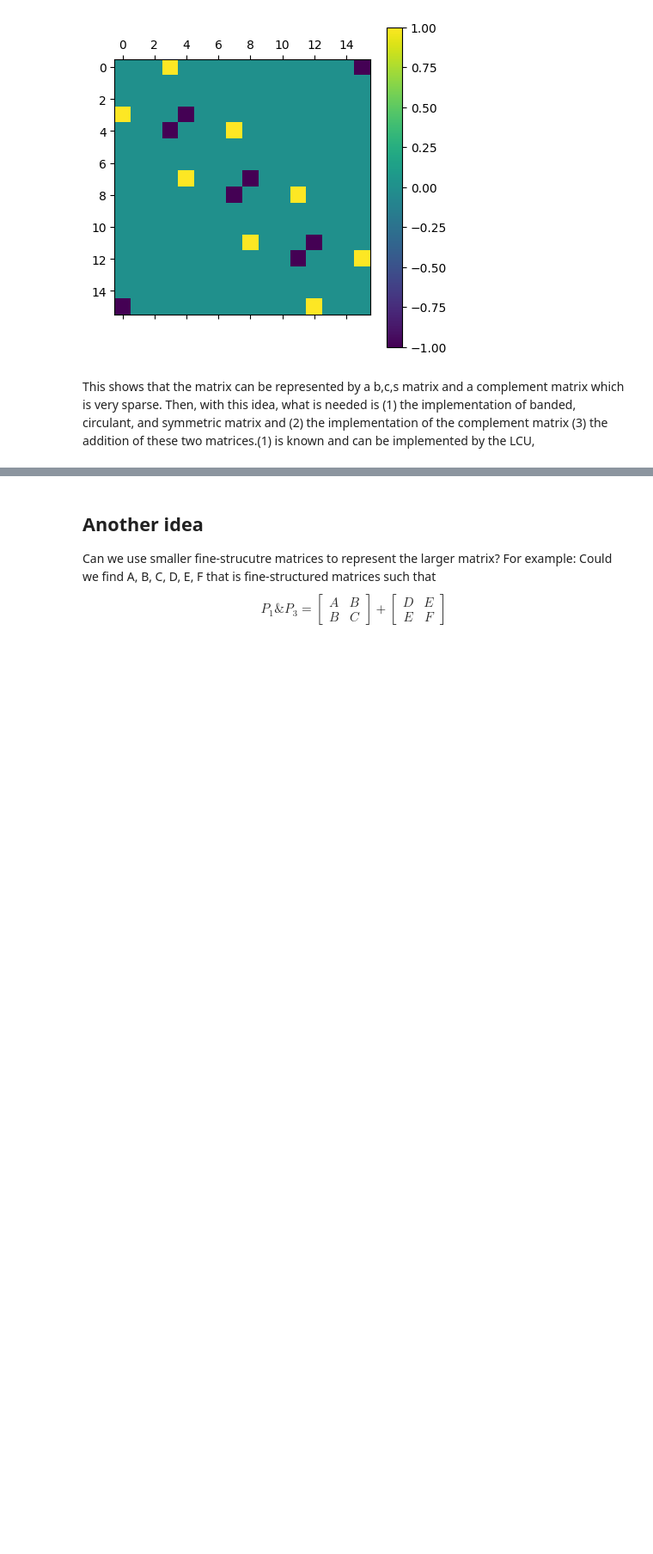
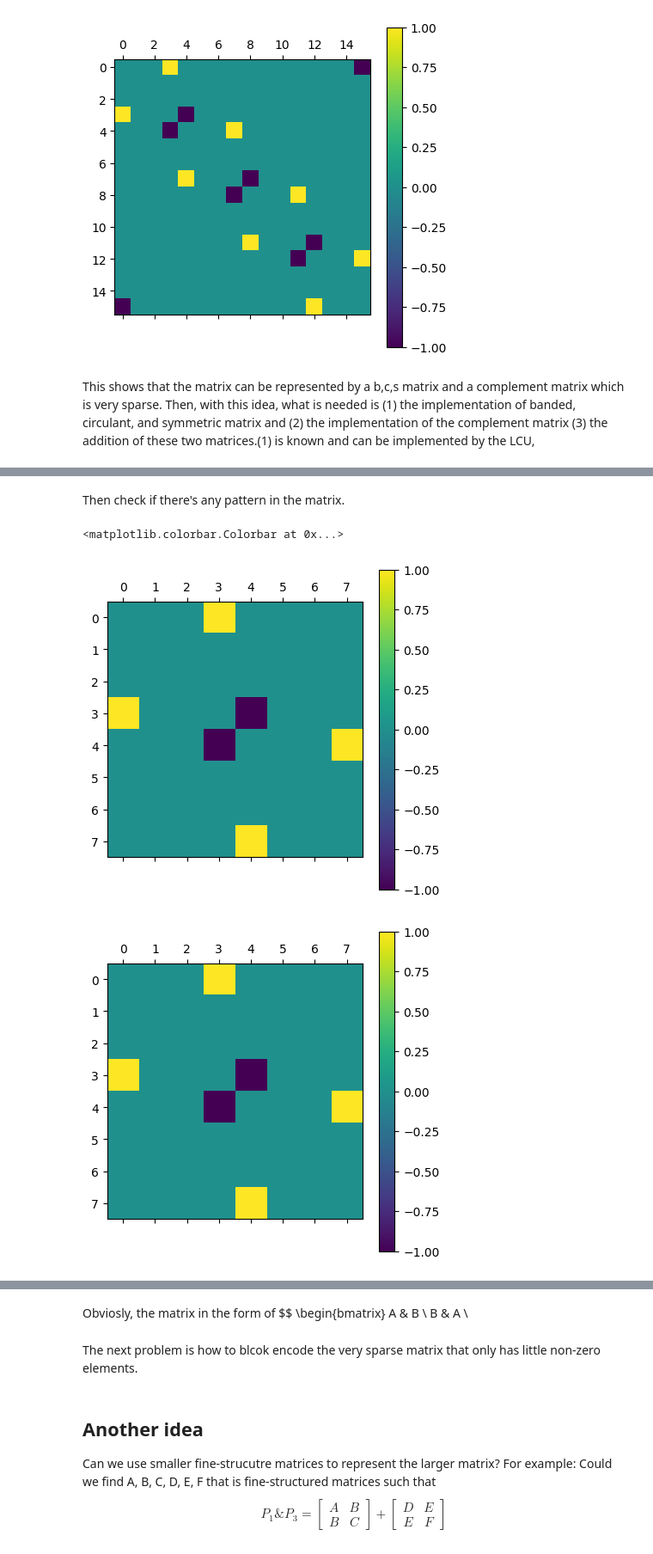
Before and after one commit to ElonZhengUofT/Quantum, a Jupyter notebook: 2D_Laplacian/2_D_Laplacian_by_Tensor_summation.ipynb, the cells around one changed output, grey strips where cells are left out. Shown at 86% size. Saved outputs shown, nothing was run; the diff lists cells and outputs as text; code cells hidden in the pictures; blank space fills up the shorter version.

```diff
--- a/2D_Laplacian/2_D_Laplacian_by_Tensor_summation.ipynb
+++ b/2D_Laplacian/2_D_Laplacian_by_Tensor_summation.ipynb
@@ -267,0 +324,19 @@ For this kind of
+# %% [markdown]
+Then check if there's any pattern in the matrix.
+# %%
+upper_left_complement_banded_P1_P3_term = complement_banded_P1_P3_term[:8, :8]
+plt.matshow(upper_left_complement_banded_P1_P3_term.real)
+plt.colorbar()
+down_right_complement_banded_P1_P3_term = complement_banded_P1_P3_term[8:, 8:]
+plt.matshow(down_right_complement_banded_P1_P3_term.real)
+plt.colorbar()
+upper_right_complement_banded_P1_P3_term = complement_banded_P1_P3_term[:8, 8:]
+plt.matshow(upper_right_complement_banded_P1_P3_term.real)
+plt.colorbar()
+down_left_complement_banded_P1_P3_term = complement_banded_P1_P3_term[8:, :8]
+plt.matshow(down_left_complement_banded_P1_P3_term.real)
+plt.colorbar()
+# %% [output]
+<matplotlib.colorbar.Colorbar at 0x...>
+[figure, added]
+[figure, added]
@@ -268,3 +345,11 @@ For this kind of
+# %% [markdown]
+Obviosly, the matrix in the form of
+$$
+\begin{bmatrix}
+A & B \\
+B & A \\
+# %% [markdown]
+The next problem is how to blcok encode the very sparse matrix that only has little non-zero elements.
 # %% [markdown]
 ## Another idea
 Can we use smaller fine-strucutre matrices to represent the larger matrix?
```
Also changed, not shown: parts of 39 cells of this notebook.
